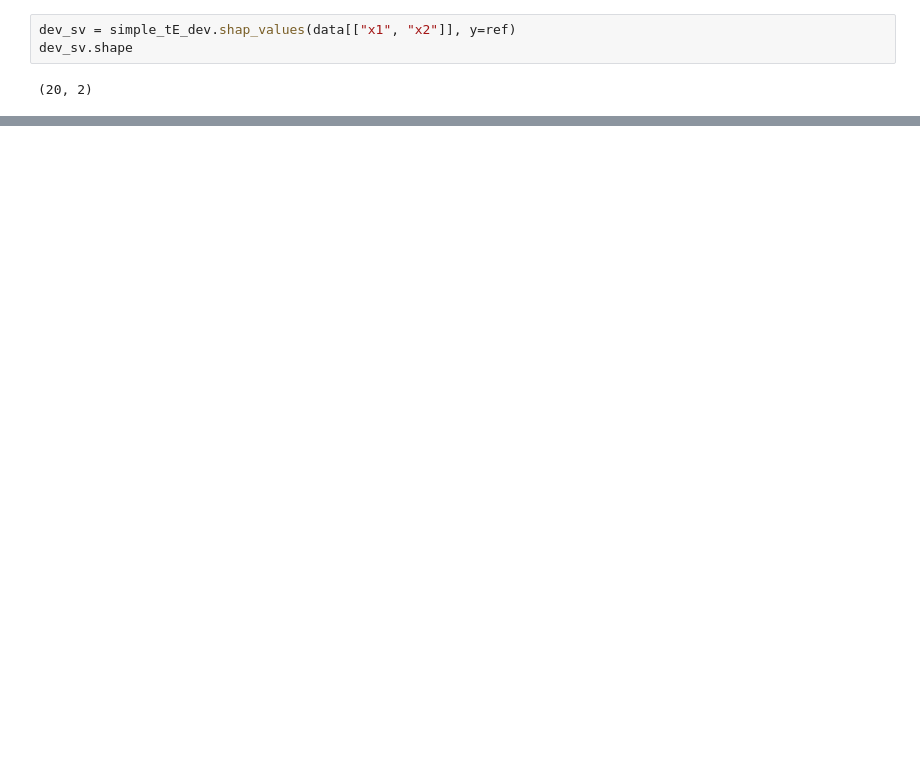
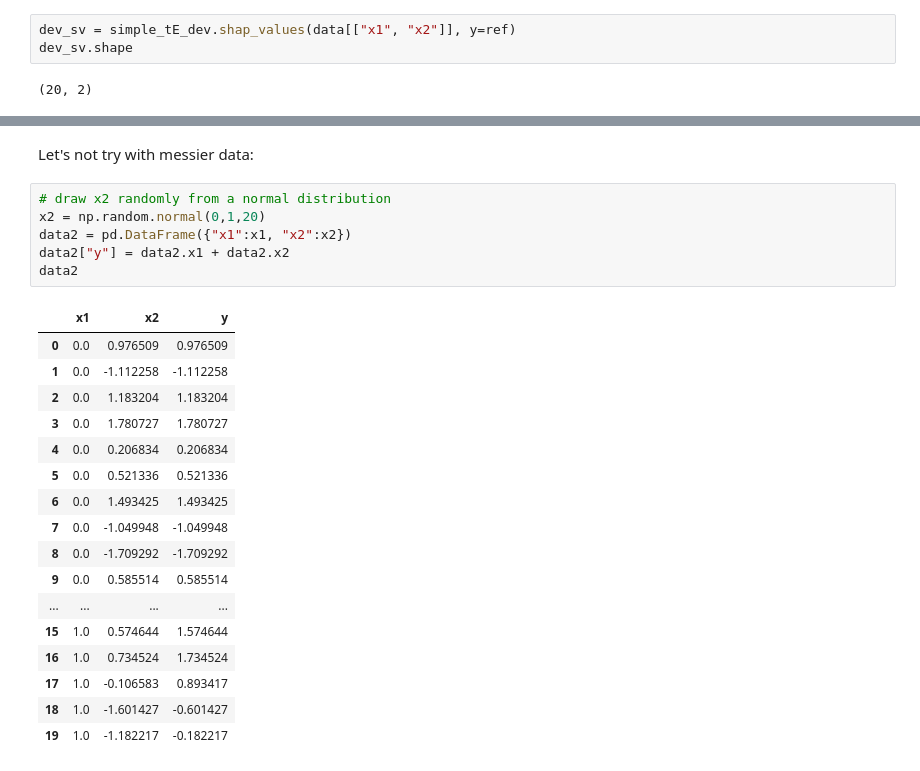
Before and after one commit to lasse-meixner/causal_trees, a Jupyter notebook: try_shap_fork.ipynb, the cells around one changed output, grey strips where cells are left out. Saved outputs shown, nothing was run; the diff lists cells and outputs as text; blank space fills up the shorter version.

```diff
--- a/try_shap_fork.ipynb
+++ b/try_shap_fork.ipynb
@@ -359,0 +282,26 @@ array([ 18468.49102782, -16819.05396764,   9672.46550728,    671.9982456 ,
+# %% [markdown]
+Let's not try with messier data:
+# %%
+# draw x2 randomly from a normal distribution
+x2 = np.random.normal(0,1,20)
+data2 = pd.DataFrame({"x1":x1, "x2":x2})
+data2["y"] = data2.x1 + data2.x2
+data2
+# %% [output]
+|  | x1 | x2 | y |
+| 0 | 0.0 | 0.976509 | 0.976509 |
+| 1 | 0.0 | -1.112258 | -1.112258 |
+| 2 | 0.0 | 1.183204 | 1.183204 |
+| 3 | 0.0 | 1.780727 | 1.780727 |
+| 4 | 0.0 | 0.206834 | 0.206834 |
+| 5 | 0.0 | 0.521336 | 0.521336 |
+| 6 | 0.0 | 1.493425 | 1.493425 |
+| 7 | 0.0 | -1.049948 | -1.049948 |
+| 8 | 0.0 | -1.709292 | -1.709292 |
+| 9 | 0.0 | 0.585514 | 0.585514 |
+| ... | ... | ... | ... |
+| 15 | 1.0 | 0.574644 | 1.574644 |
+| 16 | 1.0 | 0.734524 | 1.734524 |
+| 17 | 1.0 | -0.106583 | 0.893417 |
+| 18 | 1.0 | -1.601427 | -0.601427 |
+| 19 | 1.0 | -1.182217 | -0.182217 |
```
Also changed, not shown: parts of 33 cells of this notebook.
